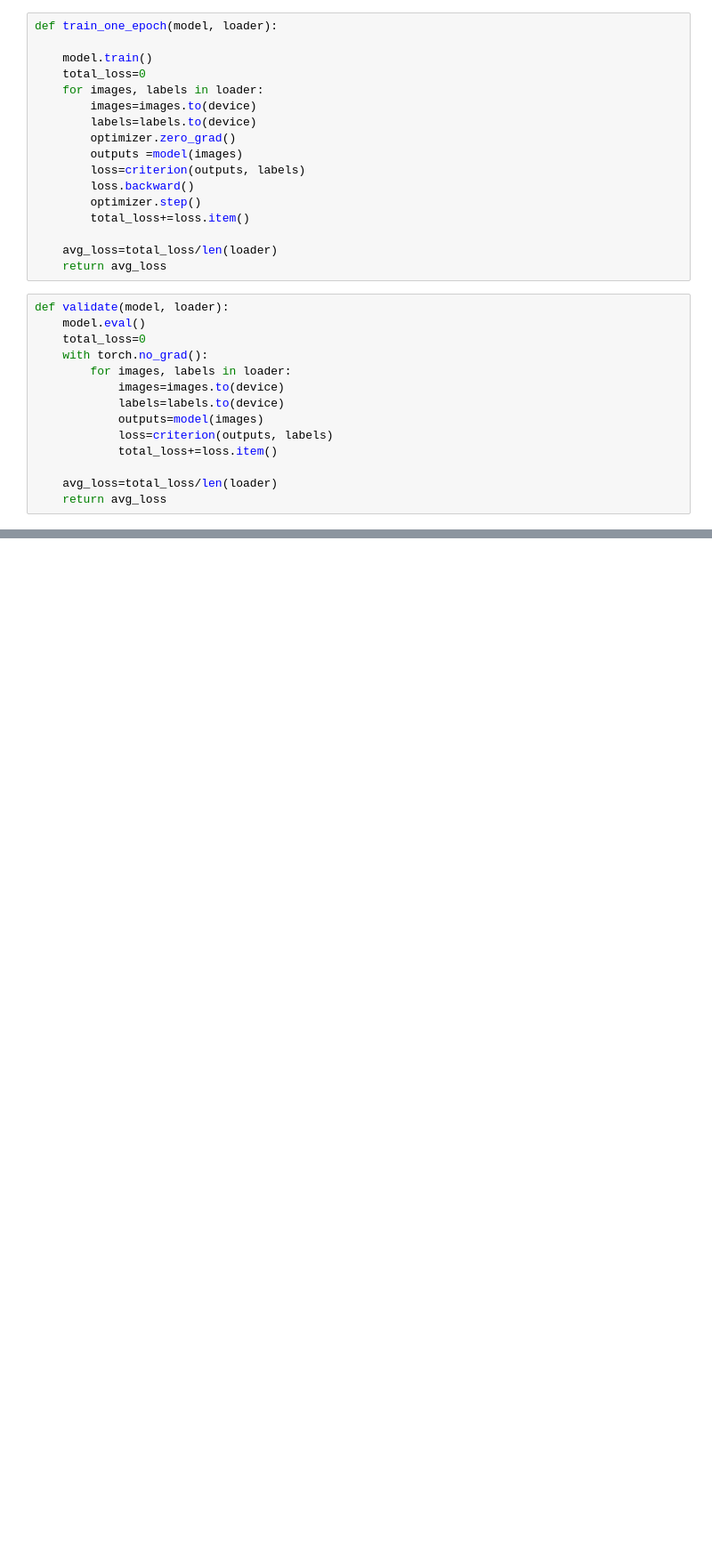
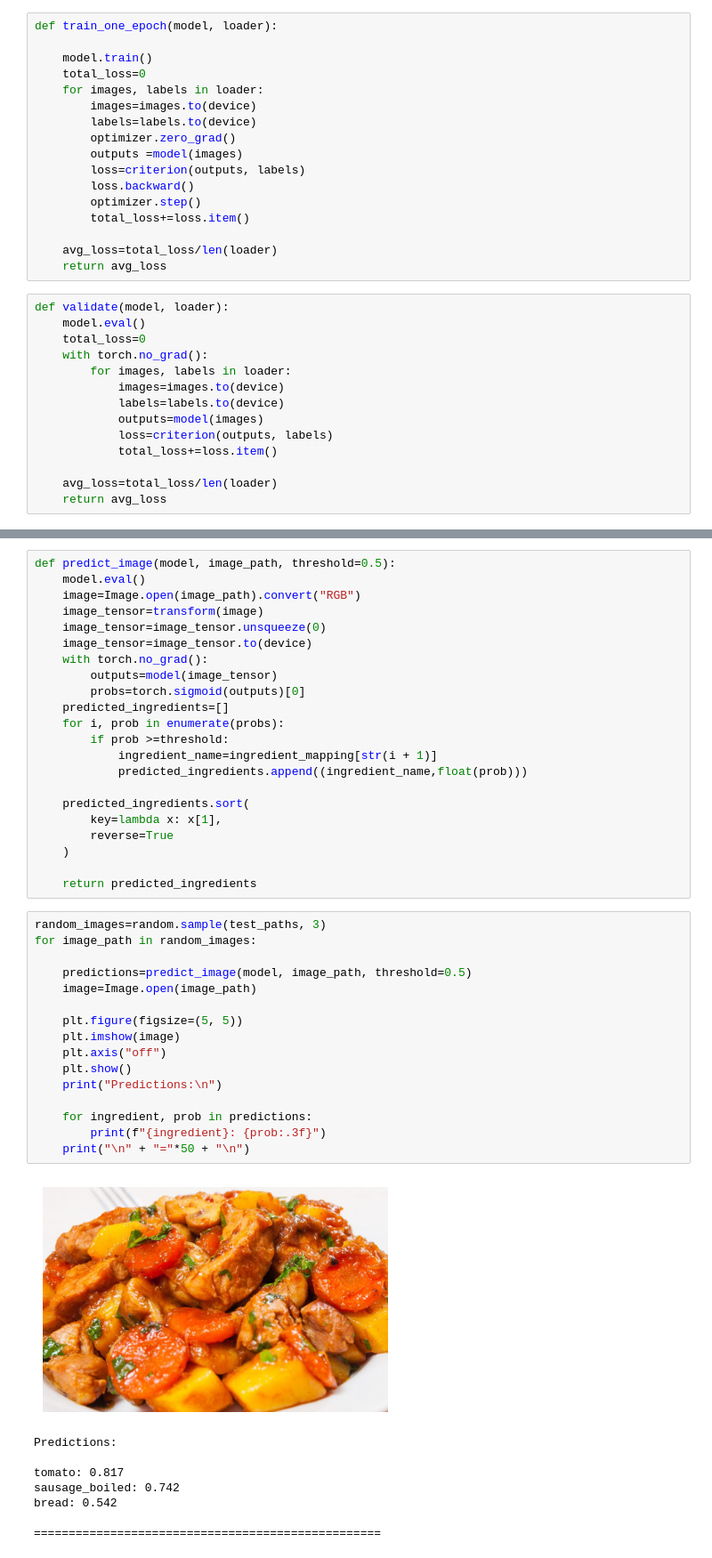
Before and after one commit to maaaxks/bot_food, a Jupyter notebook: models/model_2/model_2.ipynb, the cells around one changed output, grey strips where cells are left out. Shown at 89% size. Drawn from its saved outputs; the diff is of its cells as text; blank space fills up the shorter version.

```diff
--- a/models/model_2/model_2.ipynb
+++ b/models/model_2/model_2.ipynb
@@ -262,0 +265,47 @@ plt.show()
+# %%
+def predict_image(model, image_path, threshold=0.5):
+    model.eval()
+    image=Image.open(image_path).convert("RGB")
+    image_tensor=transform(image)
+    image_tensor=image_tensor.unsqueeze(0)
+    image_tensor=image_tensor.to(device)
+    with torch.no_grad():
+        outputs=model(image_tensor)
+        probs=torch.sigmoid(outputs)[0]
+    predicted_ingredients=[]
+    for i, prob in enumerate(probs):
+        if prob >=threshold:
+            ingredient_name=ingredient_mapping[str(i + 1)]
+            predicted_ingredients.append((ingredient_name,float(prob)))
+
+    predicted_ingredients.sort(
+        key=lambda x: x[1],
+        reverse=True
+    )
+
+    return predicted_ingredients
+# %%
+random_images=random.sample(test_paths, 3)
+for image_path in random_images:
+
+    predictions=predict_image(model, image_path, threshold=0.5)
+    image=Image.open(image_path)
+
+    plt.figure(figsize=(5, 5))
+    plt.imshow(image)
+    plt.axis("off")
+    plt.show()
+    print("Predictions:\n")
+
+    for ingredient, prob in predictions:
+        print(f"{ingredient}: {prob:.3f}")
+    print("\n" + "="*50 + "\n")
+# %% [output]
+[figure, added]
+Predictions:
+
+tomato: 0.817
+sausage_boiled: 0.742
+bread: 0.542
+
+==================================================
```
Also changed, not shown: parts of 32 cells of this notebook, 3 other files.
